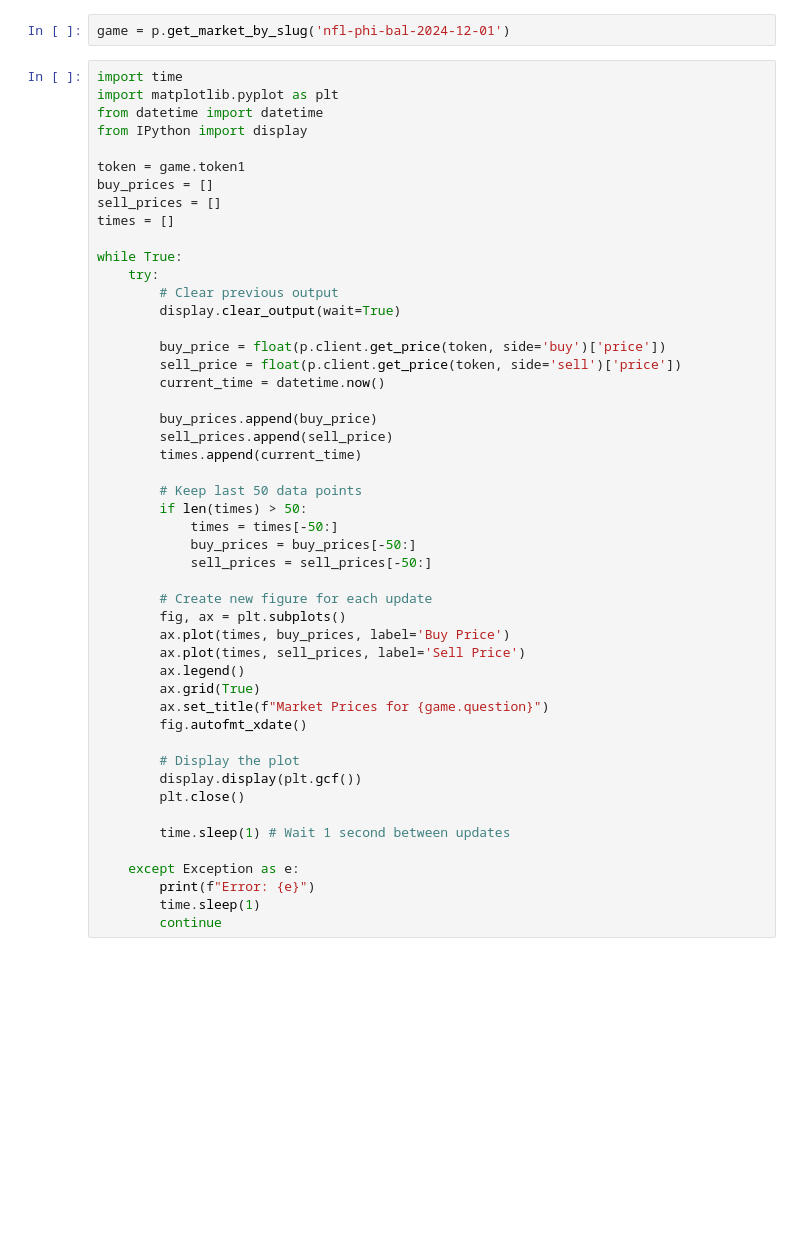
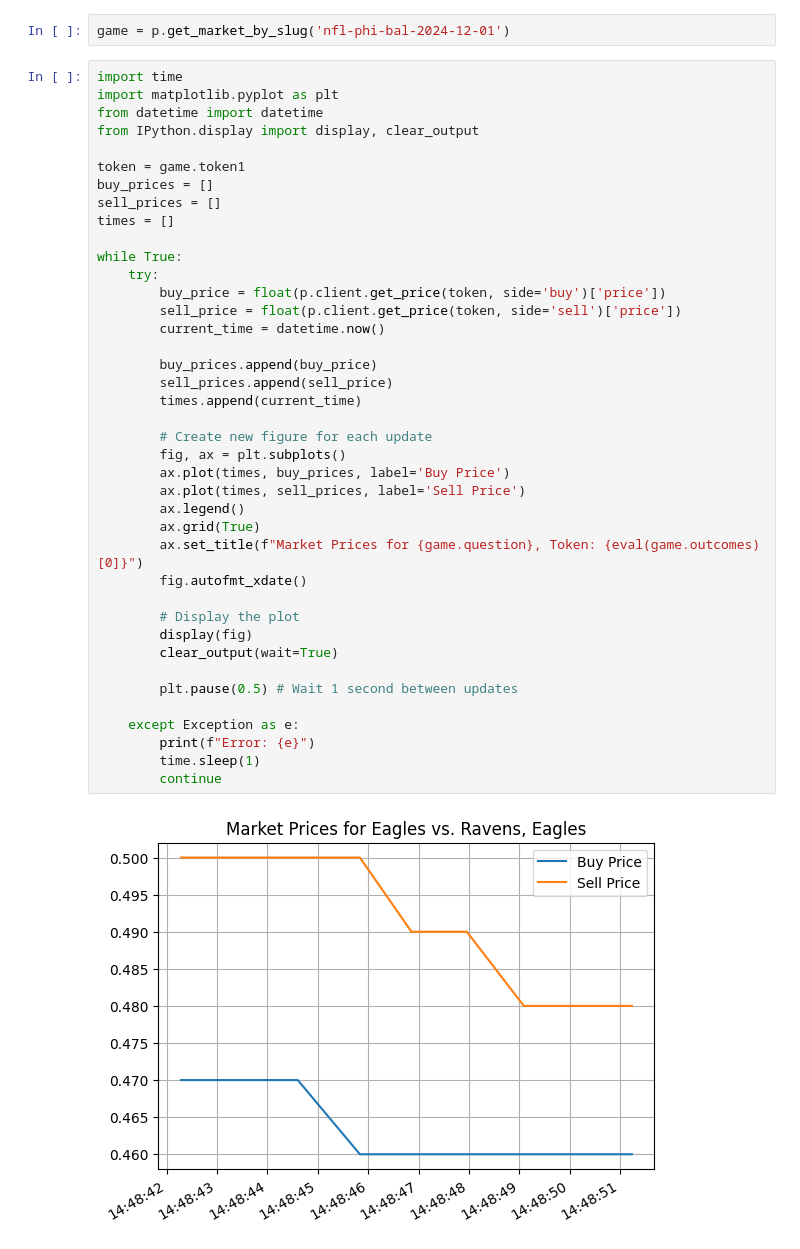
Before and after one commit to trobb20/polytrader, a Jupyter notebook: notebooks/playground-copy.ipynb, the cells around one changed output. Saved outputs shown, nothing was run; the diff lists cells and outputs as text; blank space fills up the shorter version.

```diff
--- a/notebooks/playground-copy.ipynb
+++ b/notebooks/playground-copy.ipynb
@@ -11,48 +11,41 @@ game = p.get_market_by_slug('nfl-phi-bal-2024-12-01')
 import time
 import matplotlib.pyplot as plt
 from datetime import datetime
-from IPython import display
+from IPython.display import display, clear_output
 
 token = game.token1
 buy_prices = []
 sell_prices = []
 times = []
 
 while True:
     try:
-        # Clear previous output
-        display.clear_output(wait=True)
-
         buy_price = float(p.client.get_price(token, side='buy')['price'])
         sell_price = float(p.client.get_price(token, side='sell')['price'])
         current_time = datetime.now()
 
         buy_prices.append(buy_price)
         sell_prices.append(sell_price)
         times.append(current_time)
 
-        # Keep last 50 data points
-        if len(times) > 50:
-            times = times[-50:]
-            buy_prices = buy_prices[-50:]
-            sell_prices = sell_prices[-50:]
-
         # Create new figure for each update
         fig, ax = plt.subplots()
         ax.plot(times, buy_prices, label='Buy Price')
         ax.plot(times, sell_prices, label='Sell Price')
         ax.legend()
         ax.grid(True)
-        ax.set_title(f"Market Prices for {game.question}")
+        ax.set_title(f"Market Prices for {game.question}, Token: {eval(game.outcomes)[0]}")
         fig.autofmt_xdate()
 
         # Display the plot
-        display.display(plt.gcf())
-        plt.close()
+        display(fig)
+        clear_output(wait=True)
 
-        time.sleep(1) # Wait 1 second between updates
+        plt.pause(0.5) # Wait 1 second between updates
 
     except Exception as e:
         print(f"Error: {e}")
         time.sleep(1)
         continue
+# %% [output]
+[figure, added]
```
Also changed, not shown: parts of 2 cells of this notebook.
